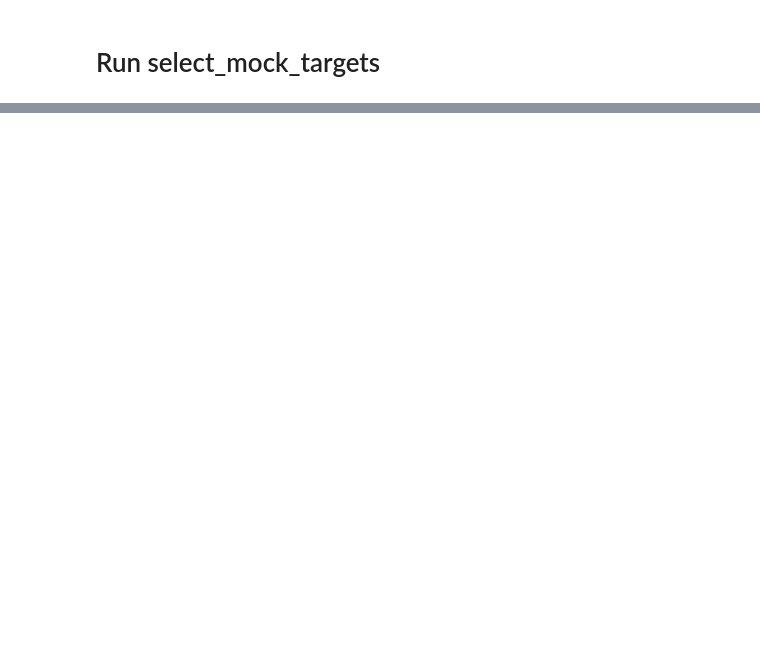
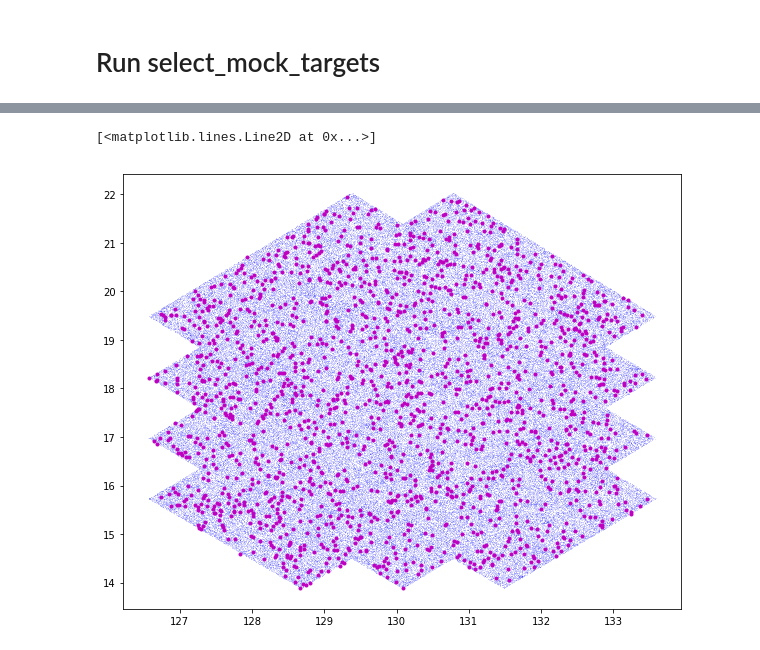
Before and after one commit to desihub/quicksurvey_example, a Jupyter notebook: readme.ipynb, the cells around one changed output, grey strips where cells are left out. Cells and saved outputs as stored; diff of their text form; code cells hidden in the pictures; blank space fills up the shorter version.

Commit message:
generated target files

```diff
--- a/readme.ipynb
+++ b/readme.ipynb
@@ -185,0 +219,6 @@ Table(xtiles)
+# %%
+targets = fitsio.read(targetdir+'/targets.fits')
+truth   = fitsio.read(targetdir+'/truth.fits')
+mtl     = fitsio.read(targetdir+'/mtl.fits')
+std     = fitsio.read(targetdir+'/standards-dark.fits')
+sky     = fitsio.read(targetdir+'/sky.fits')
@@ -185,0 +236,7 @@ Table(xtiles)
+# %%
+plt.figure(figsize=(10,8))
+plt.plot(mtl['RA'], mtl['DEC'], 'b,', alpha=0.1)
+plt.plot(std['RA'], std['DEC'], 'm.')
+# %% [output]
+[<matplotlib.lines.Line2D at 0x...>]
+[figure, added]
```
Also changed, not shown: parts of 9 cells of this notebook.
